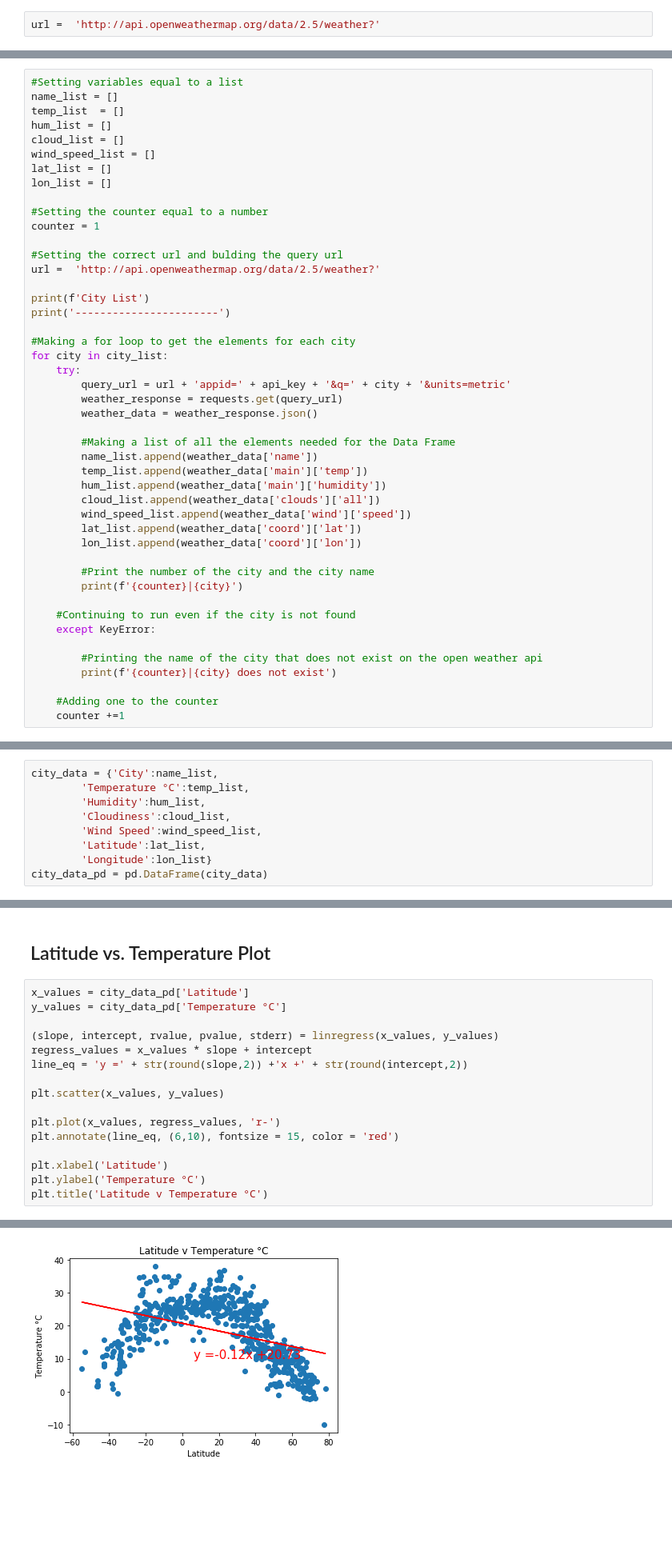
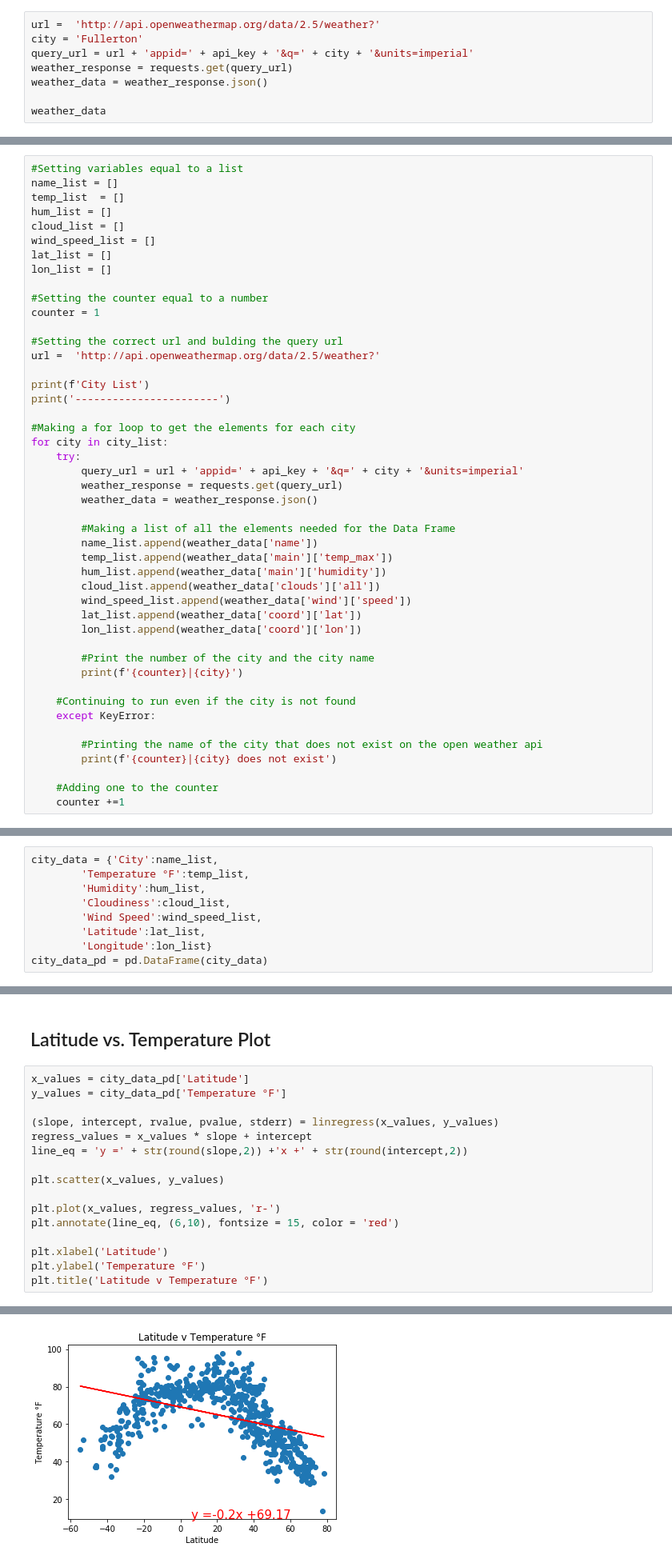
Before and after one commit to j1candel/python-api-challenge, a Jupyter notebook: starter_code/WeatherPy/WeatherPy.ipynb, the cells around one changed output, grey strips where cells are left out. Shown at 80% size. Cells and saved outputs as stored; diff of their text form; blank space fills up the shorter version.

```diff
--- a/starter_code/WeatherPy/WeatherPy.ipynb
+++ b/starter_code/WeatherPy/WeatherPy.ipynb
@@ -56,3 +56,9 @@ len(city_list)
 * Include a print log of each city as it'sbeing processed (with the city number and city name).
 # %%
 url =  'http://api.openweathermap.org/data/2.5/weather?'
+city = 'Fullerton'
+query_url = url + 'appid=' + api_key + '&q=' + city + '&units=imperial'
+weather_response = requests.get(query_url)
+weather_data = weather_response.json()
+
+weather_data
@@ -78,13 +102,13 @@ print('-----------------------')
 #Making a for loop to get the elements for each city
 for city in city_list:
     try:
-        query_url = url + 'appid=' + api_key + '&q=' + city + '&units=metric'
+        query_url = url + 'appid=' + api_key + '&q=' + city + '&units=imperial'
         weather_response = requests.get(query_url)
         weather_data = weather_response.json()
 
         #Making a list of all the elements needed for the Data Frame
         name_list.append(weather_data['name'])
-        temp_list.append(weather_data['main']['temp'])
+        temp_list.append(weather_data['main']['temp_max'])
         hum_list.append(weather_data['main']['humidity'])
         cloud_list.append(weather_data['clouds']['all'])
         wind_speed_list.append(weather_data['wind']['speed'])
@@ -122,7 +146,7 @@ City List
 650|chicama
 # %%
 city_data = {'City':name_list,
-        'Temperature °C':temp_list,
+        'Temperature °F':temp_list,
         'Humidity':hum_list,
         'Cloudiness':cloud_list,
         'Wind Speed':wind_speed_list,
@@ -170,7 +194,7 @@ city_data_pd.loc[city_data_pd['Humidity']>100]
 ## Latitude vs. Temperature Plot
 # %%
 x_values = city_data_pd['Latitude']
-y_values = city_data_pd['Temperature °C']
+y_values = city_data_pd['Temperature °F']
 
 (slope, intercept, rvalue, pvalue, stderr) = linregress(x_values, y_values)
 regress_values = x_values * slope + intercept
@@ -182,6 +206,6 @@ plt.plot(x_values, regress_values, 'r-')
 plt.annotate(line_eq, (6,10), fontsize = 15, color = 'red')
 
 plt.xlabel('Latitude')
-plt.ylabel('Temperature °C')
-plt.title('Latitude v Temperature °C')
+plt.ylabel('Temperature °F')
+plt.title('Latitude v Temperature °F')
 # %% [output]
@@ -189,4 +213,4 @@ Text(0.5, 1.0, 'Latitude v Temperature °C')
-[figure, old version]
+[figure, new version]
 # %% [markdown]
 ## Latitude vs. Humidity Plot
 # %%
```
Also changed, not shown: parts of 16 cells of this notebook.
